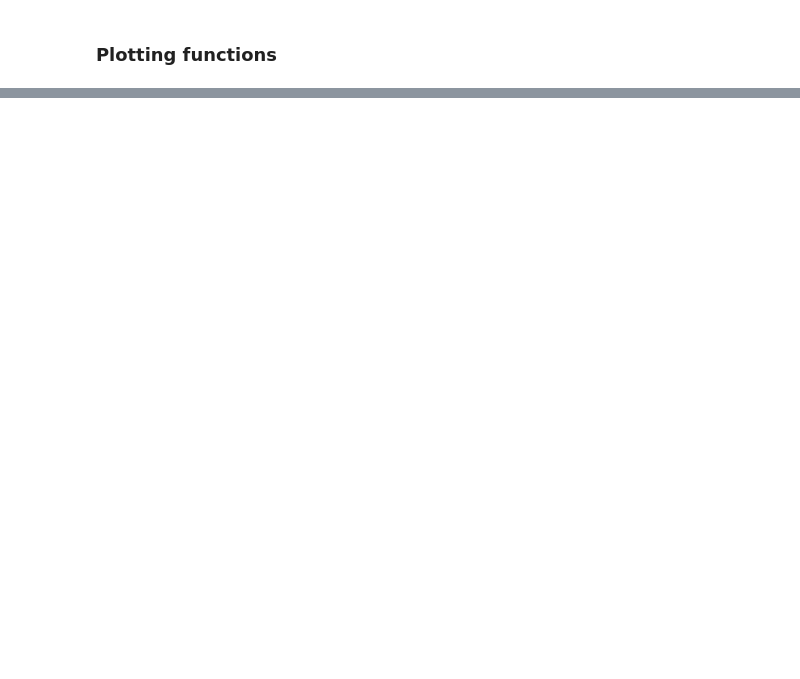
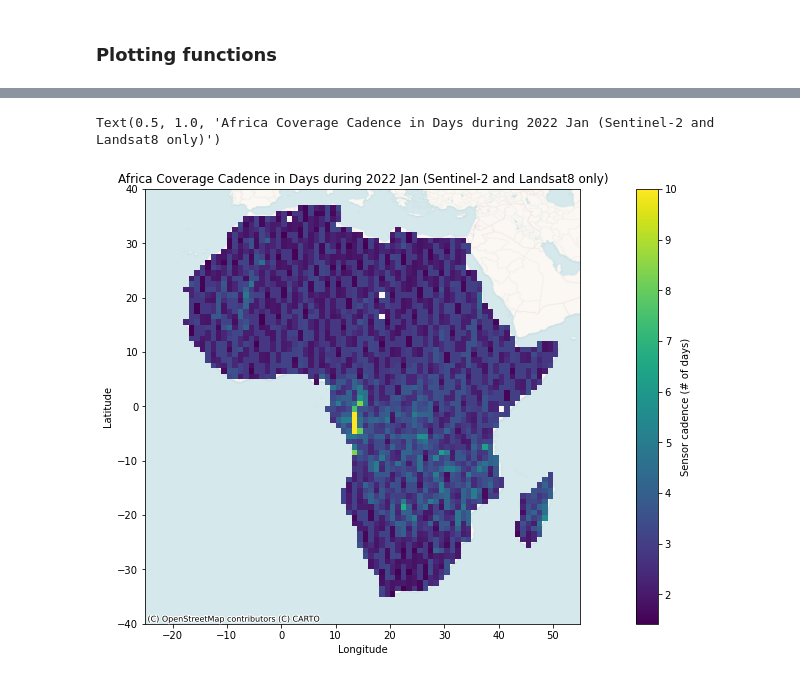
Before and after one commit to OPERA-Cal-Val/OPERA_coverage, a Jupyter notebook: notebooks/2_Filter_Plot.ipynb, the cells around one changed output, grey strips where cells are left out. Cells and saved outputs as stored; diff of their text form; code cells hidden in the pictures; blank space fills up the shorter version.

```diff
--- a/notebooks/2_Filter_Plot.ipynb
+++ b/notebooks/2_Filter_Plot.ipynb
@@ -65,6 +66,15 @@ def get_boxes(results: gpd.GeoDataFrame) -> gpd.GeoDataFrame:
     df_ag = aggregator(df)
 
     return df_ag
+# %%
+# filters search results according to sensors
+def separate_sensors(results: gpd.GeoDataFrame, sensor: list) -> gpd.GeoDataFrame:
+
+    df = results[results.sensor.isin(sensor)].reset_index(drop=True)
+    df['cadence'] = df.groupby(['center_x','center_y'])['startTime'].transform(lambda x: x.diff())
+    df.reset_index(drop=True,inplace=True)
+
+    return df
 # %%
 output_path = Path('../output_dfs')
 dfs = sorted(list(output_path.glob('*_results.pkl')))
@@ -121,0 +116,16 @@ See the caveats in the documentation: https://pandas.pydata.org/pandas-docs/stab
+# %%
+# Generate dataframe for only sentinel-2 and landsat8 over Africa
+test_df = separate_sensors(continents['Africa'], ['sentinel2','landsat8'])
+test1_df = get_boxes(test_df)
+# %%
+fig, ax = plt.subplots(figsize=(20,8))
+ax.set_xlim(-25,55)
+ax.set_ylim(-40,40)
+test1_df.plot(column='av_cad_days', vmax = 10, ax=ax, legend=True, legend_kwds={'label': "Sensor cadence (# of days)"})
+cx.add_basemap(ax=ax,crs='EPSG:4326',source=cx.providers.CartoDB.VoyagerNoLabels)
+plt.xlabel('Longitude')
+plt.ylabel('Latitude')
+plt.title('Africa Coverage Cadence in Days during 2022 Jan (Sentinel-2 and Landsat8 only)')
+# %% [output]
+Text(0.5, 1.0, 'Africa Coverage Cadence in Days during 2022 Jan (Sentinel-2 and Landsat8 only)')
+[figure, added]
```
Also changed, not shown: parts of 51 cells of this notebook, 5 other files.
